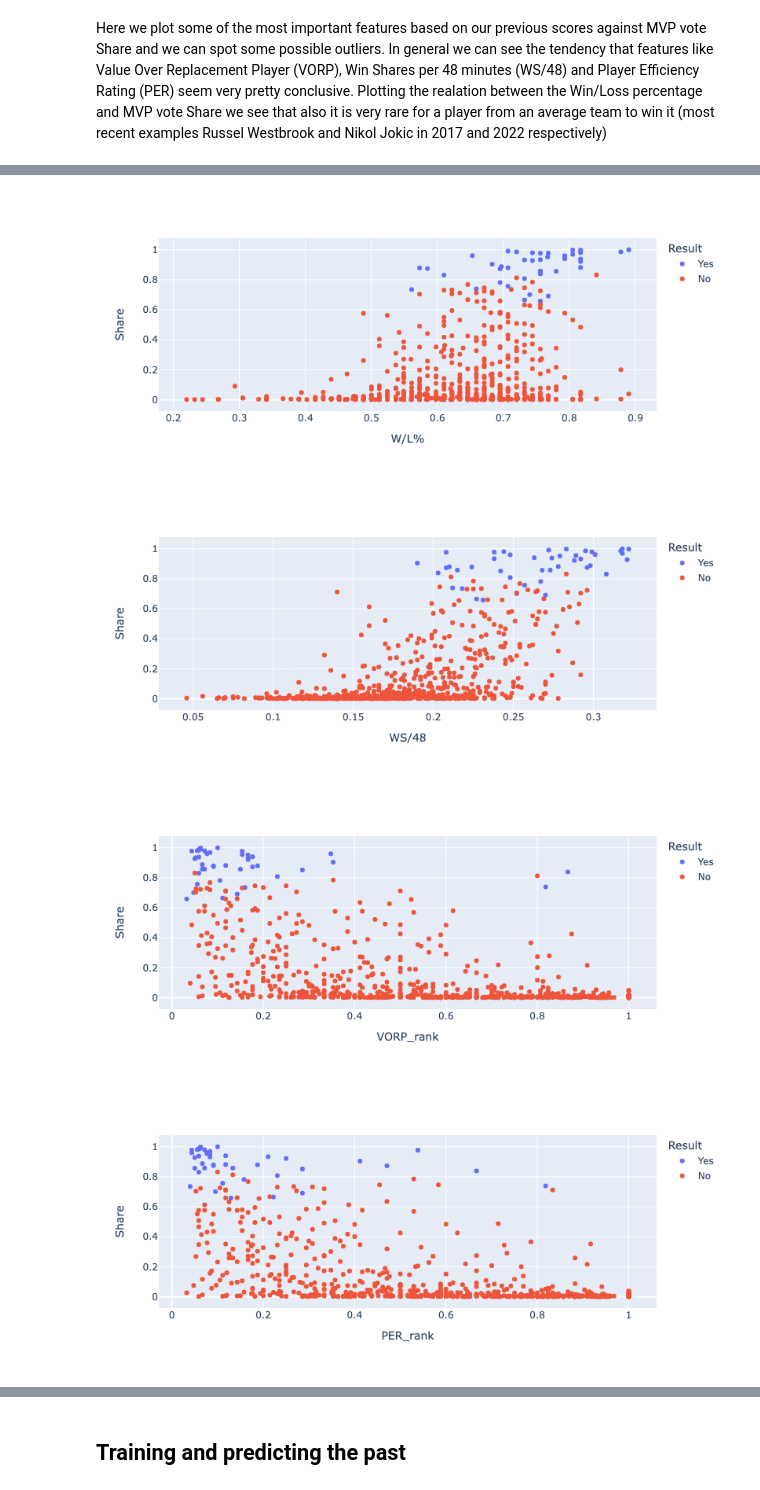
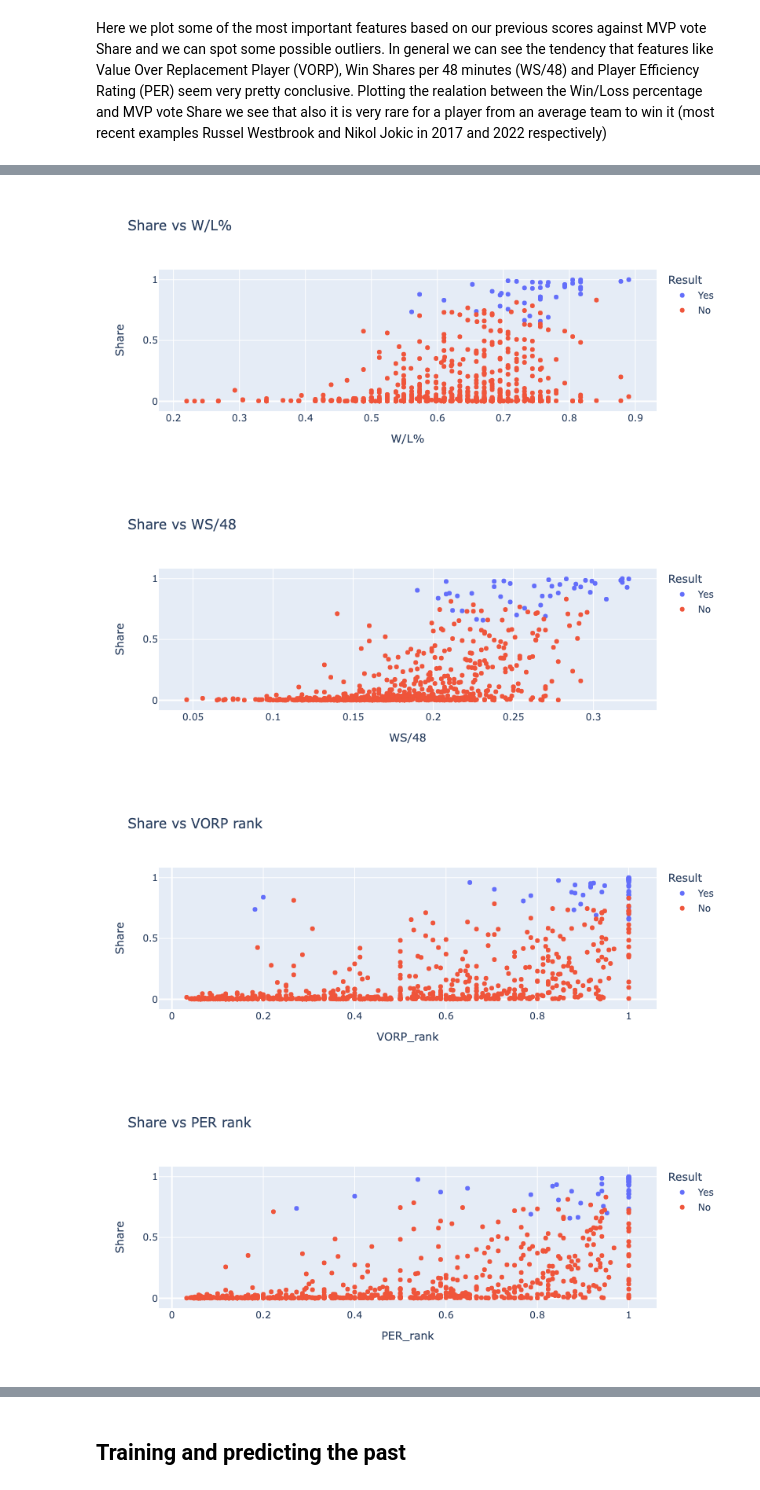
Before and after one commit to christosvlahos/NBA-MVP-Predictor, a Jupyter notebook: notebooks/MVP_predictions.ipynb, the cells around one changed output, grey strips where cells are left out. Drawn from its saved outputs; the diff is of its cells as text; code cells hidden in the pictures.

Commit message:
Added figures folder and did minor corrections

```diff
--- a/notebooks/MVP_predictions.ipynb
+++ b/notebooks/MVP_predictions.ipynb
@@ -30,7 +30,7 @@ To enable them in other operations, rebuild TensorFlow with the appropriate comp
 #Read the csv file created in Data_processing notebook with the full dataset
 #on per game stats from 1980 till 2022
 
-per_game_data = pd.read_csv("data/MVP_per_game.csv")
+per_game_data = pd.read_csv("../data/MVP_per_game.csv")
 
-#List of years we have data
+#List of years we have data (ignoring current year)
 years = [year for year in range(1980, 2022)]
@@ -136,21 +136,28 @@ full_prediction_data_reduced = id_data_pred_pg.join(data_pred_pg_reduced)
 # %% [markdown]
 Here we plot some of the most important features based on our previous scores against MVP vote Share and we can spot some possible outliers. In general we can see the tendency that features like Value Over Replacement Player (VORP), Win Shares per 48 minutes (WS/48) and Player Efficiency Rating (PER) seem very pretty conclusive. Plotting the realation between the Win/Loss percentage and MVP vote Share we see that also it is very rare for a player from an average team to win it (most recent examples Russel Westbrook and Nikol Jokic in 2017 and 2022 respectively)
 # %%
-MVP_races_data = per_game_data.copy()
+#Adding an extra column indicating if the player won the award or not for plotting reasons
+
+MVP_races_data = historical_data.copy()
 MVP_races_data['Result'] = np.where(MVP_races_data['Rank'] == '1', 'Yes', 'No')
 # %%
+#Isolating 4 main features we create a reduced dataset with only these statistics and the rankings
+#of the MVP candidates in their year among them in these statistics. Since the number of candidates
+#can vary from year to year we use the percentile ranking where a value closer to 1 indicates
+#a high ranking
+
 basic_cols = ['Rank', 'Player', 'Age', 'Tm', 'Share', 'Year', 'Result']
 main_feats = ['PER', 'VORP', 'WS/48', 'W/L%']
 mvp_races = []
 
 for year in list(set(per_game_data['Year'].values)):
-    mvp_race = MVP_races_data[MVP_main_rankings['Year'] == year]
+    mvp_race = MVP_races_data[MVP_races_data['Year'] == year]
     mvp_races.append(mvp_race)
 
 for i, race in enumerate(mvp_races):
     reduced = race[basic_cols + main_feats]
     for feat in main_feats:
-        reduced[feat+'_rank'] = reduced[feat].rank(method='min', ascending=False, pct=True)
+        reduced[feat+'_rank'] = reduced[feat].rank(method='min', ascending=True, pct=True)
     mvp_races[i] = reduced
 
 MVP_main_rankings = pd.concat(mvp_races)
@@ -198,49 +194,53 @@ fig3 = plex.scatter(MVP_races_data,
                     y = 'Share',
                     x = 'W/L%',
                     color='Result',
+                    title = 'Share vs W/L%',
                     hover_name='Player',
                     hover_data=['Year']
                    )
-
+fig3.write_html('../figures/WL%.html')
 fig3.show()
 # %% [output]
-[figure, old version]
+[figure, new version]
 # %%
 fig4 = plex.scatter(MVP_races_data,
                     y = 'Share',
                     x = 'WS/48',
                     color='Result',
+                    title = 'Share vs WS/48',
                     hover_name='Player',
                     hover_data=['Year']
                    )
-
+fig4.write_html('../figures/WS48.html')
 fig4.show()
 # %% [output]
-[figure, old version]
+[figure, new version]
 # %%
 fig5 = plex.scatter(MVP_main_rankings,
                     y = 'Share',
                     x = 'VORP_rank',
                     color='Result',
+                    title = 'Share vs VORP rank',
                     hover_name='Player',
                     hover_data=['Year']
                    )
-
+fig5.write_html('../figures/VORP_rank.html')
 fig5.show()
 # %% [output]
-[figure, old version]
+[figure, new version]
 # %%
 fig6 = plex.scatter(MVP_main_rankings,
                     y = 'Share',
                     x = 'PER_rank',
                     color='Result',
+                    title = 'Share vs PER rank',
                     hover_name='Player',
                     hover_data=['Year']
                    )
-
+fig6.write_html('../figures/PER_rank.html')
 fig6.show()
 # %% [output]
-[figure, old version]
+[figure, new version]
 # %%
 fig7 = plex.scatter(MVP_main_rankings,
                     y = 'Share',
```
Also changed, not shown: parts of 15 cells of this notebook, 9 other files.
